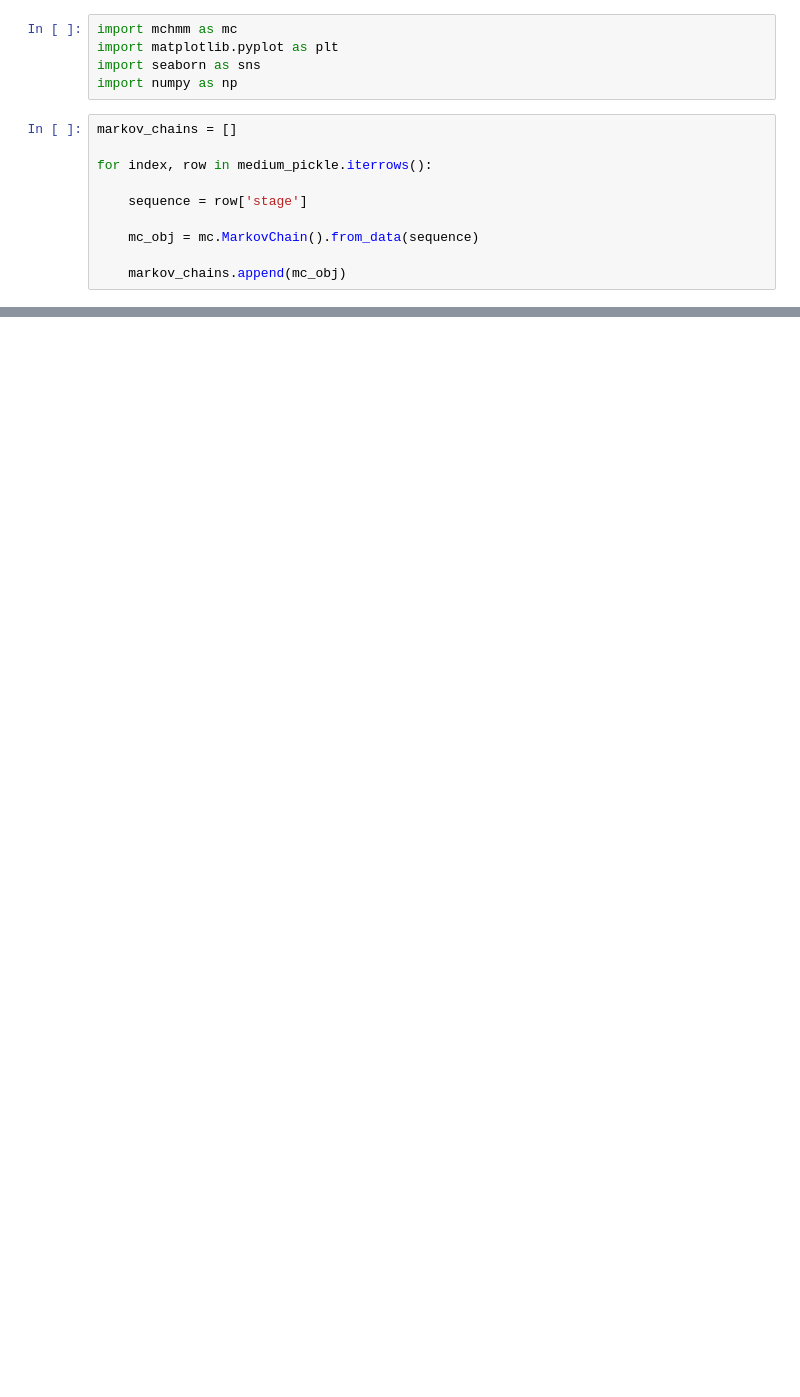
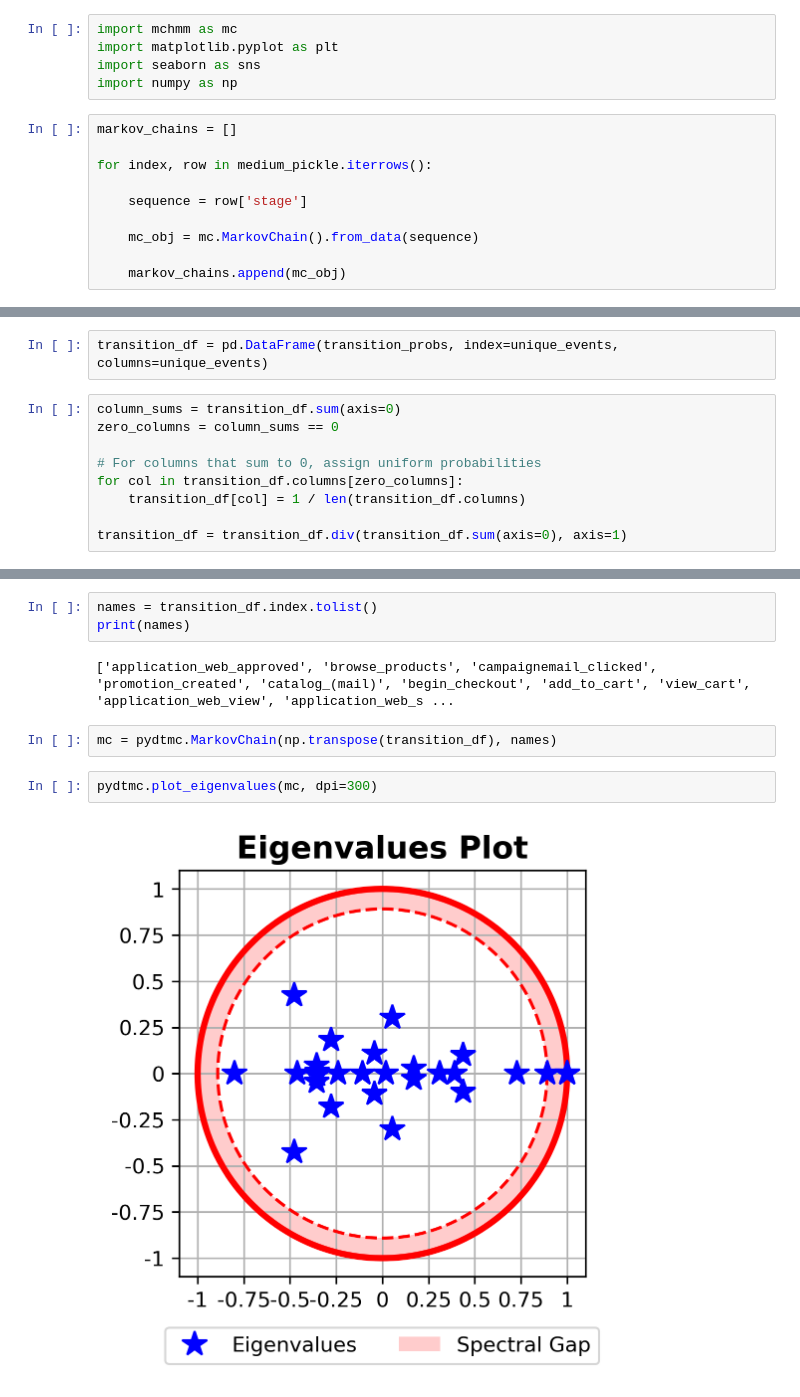
Before and after one commit to cjunwon/STATSM148-Fingerhut-Consulting, a Jupyter notebook: ronan_code/Larger_Pickle.ipynb, the cells around one changed output, grey strips where cells are left out. Drawn from its saved outputs; the diff is of its cells as text; blank space fills up the shorter version.

```diff
--- a/ronan_code/Larger_Pickle.ipynb
+++ b/ronan_code/Larger_Pickle.ipynb
@@ -60,0 +155,11 @@ plt.show()
+# %%
+transition_df = pd.DataFrame(transition_probs, index=unique_events, columns=unique_events)
+# %%
+column_sums = transition_df.sum(axis=0)
+zero_columns = column_sums == 0
+
+# For columns that sum to 0, assign uniform probabilities
+for col in transition_df.columns[zero_columns]:
+    transition_df[col] = 1 / len(transition_df.columns)
+
+transition_df = transition_df.div(transition_df.sum(axis=0), axis=1)
@@ -60,0 +187,11 @@ plt.show()
+# %%
+names = transition_df.index.tolist()
+print(names)
+# %% [output]
+['application_web_approved', 'browse_products', 'campaignemail_clicked', 'promotion_created', 'catalog_(mail)', 'begin_checkout', 'add_to_cart', 'view_cart', 'application_web_view', 'application_web_s ...
+# %%
+mc = pydtmc.MarkovChain(np.transpose(transition_df), names)
+# %%
+pydtmc.plot_eigenvalues(mc, dpi=300)
+# %% [output]
+[figure, added]
```
Also changed, not shown: parts of 22 cells of this notebook.
